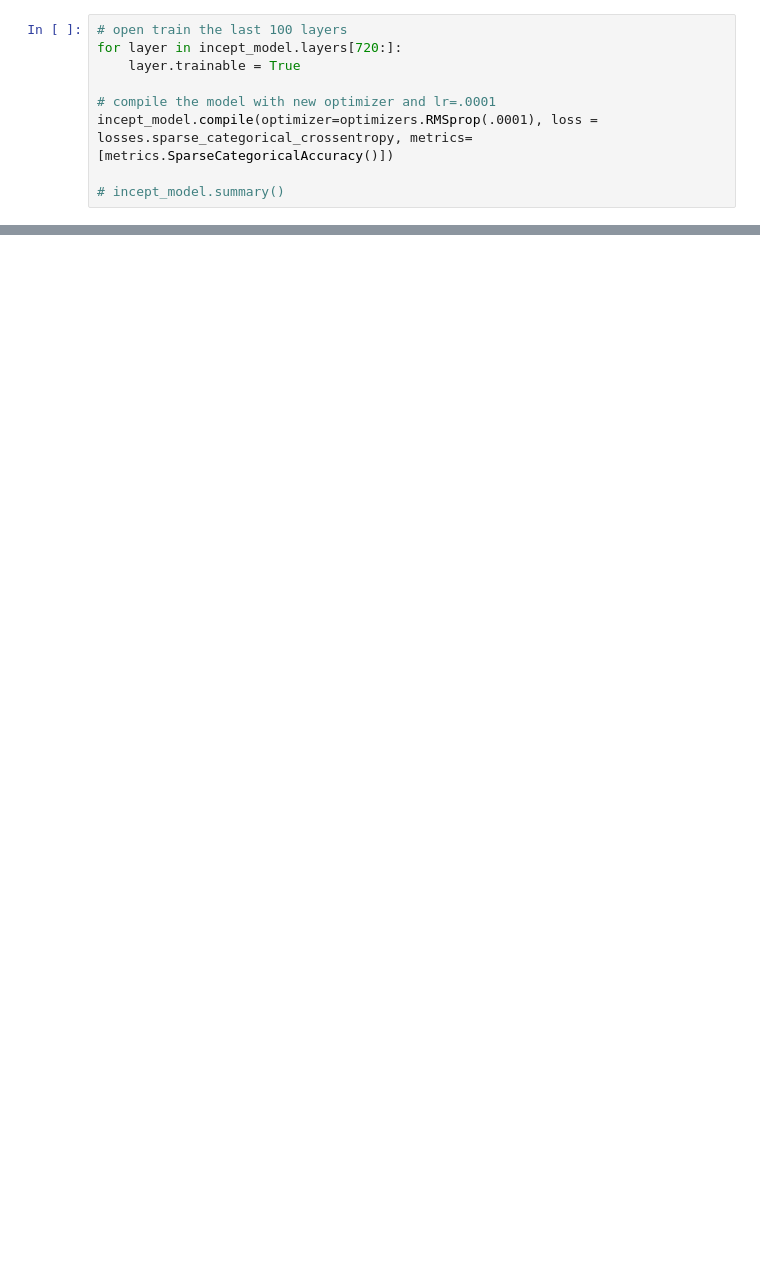
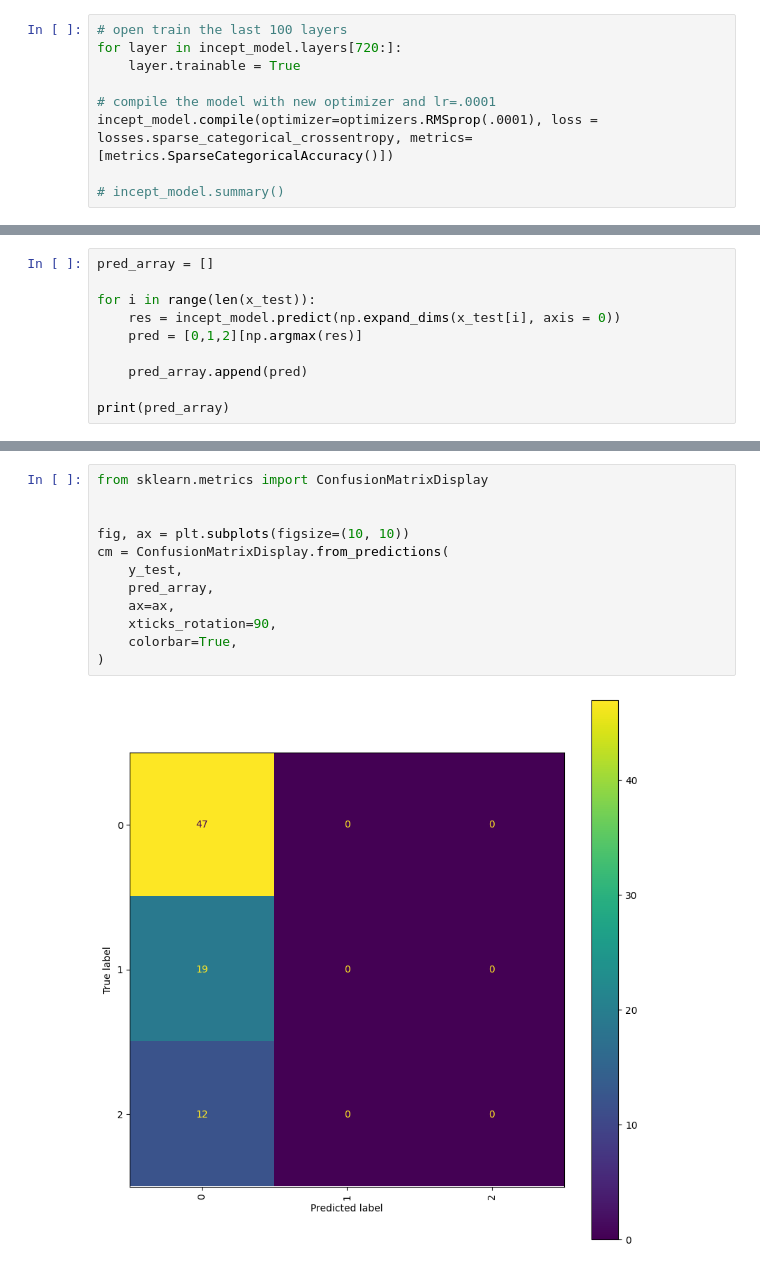
Before and after one commit to willpoulett/MUBA_pipeline, a Jupyter notebook: main2.ipynb, the cells around one changed output, grey strips where cells are left out. Drawn from its saved outputs; the diff is of its cells as text; blank space fills up the shorter version.

```diff
--- a/main2.ipynb
+++ b/main2.ipynb
@@ -235,0 +363,10 @@ incept_model.evaluate(x=x_test, y = y_test, batch_size=32, verbose=1)
+# %%
+pred_array = []
+
+for i in range(len(x_test)):
+    res = incept_model.predict(np.expand_dims(x_test[i], axis = 0))
+    pred = [0,1,2][np.argmax(res)]
+
+    pred_array.append(pred)
+
+print(pred_array)
@@ -235,0 +391,14 @@ incept_model.evaluate(x=x_test, y = y_test, batch_size=32, verbose=1)
+# %%
+from sklearn.metrics import ConfusionMatrixDisplay
+
+
+fig, ax = plt.subplots(figsize=(10, 10))
+cm = ConfusionMatrixDisplay.from_predictions(
+    y_test,
+    pred_array,
+    ax=ax,
+    xticks_rotation=90,
+    colorbar=True,
+)
+# %% [output]
+[figure, added]
```
Also changed, not shown: parts of 16 cells of this notebook.
